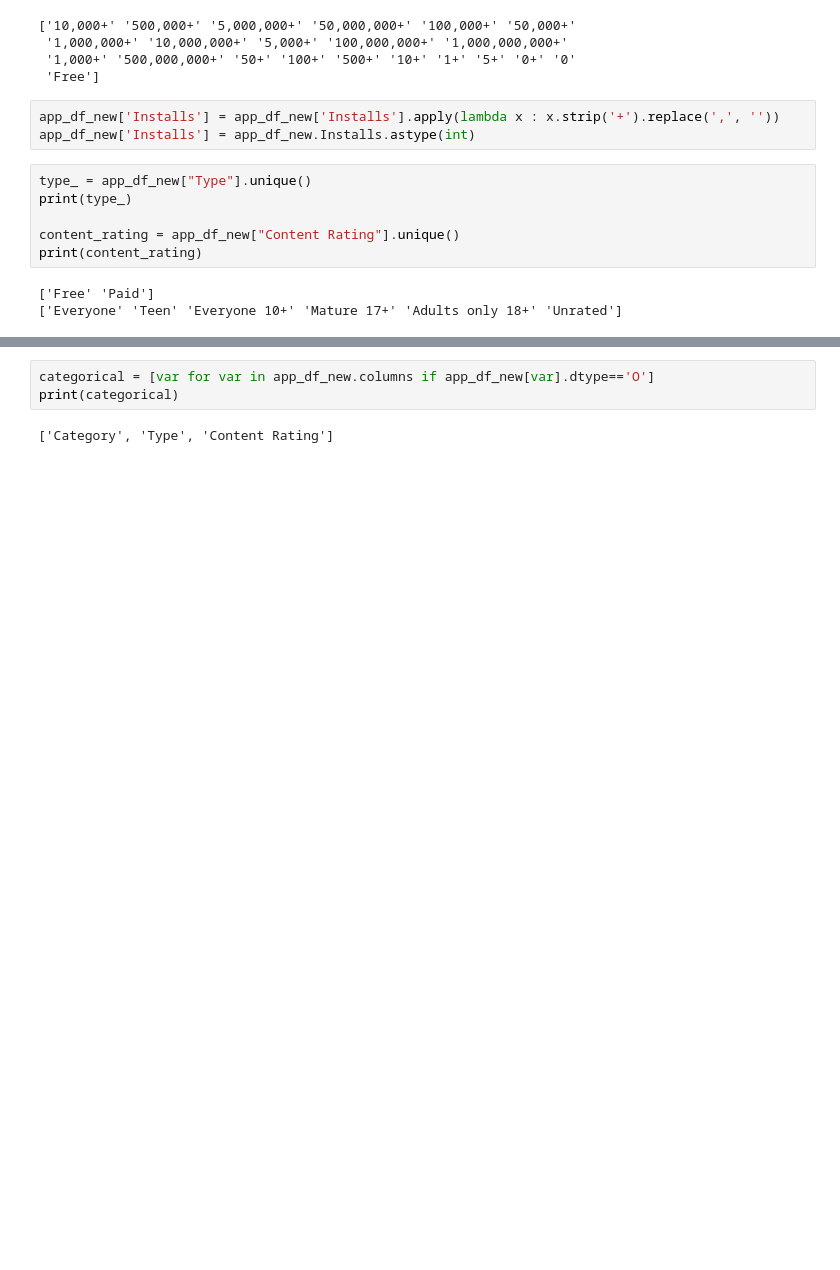
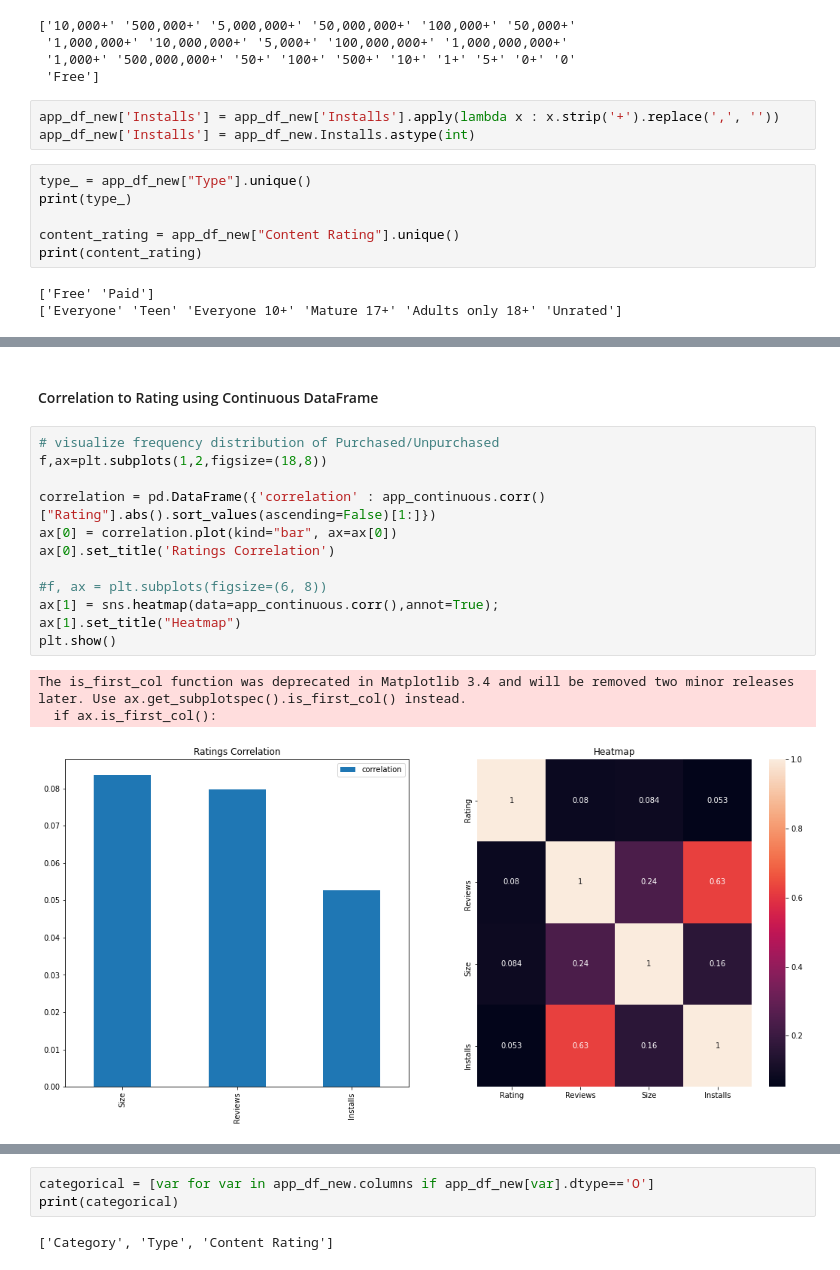
Before and after one commit to cspence001/multi-target_pred, a Jupyter notebook: app_pred/multi_pred.ipynb, the cells around one changed output, grey strips where cells are left out. Drawn from its saved outputs; the diff is of its cells as text; blank space fills up the shorter version.

```diff
--- a/app_pred/multi_pred.ipynb
+++ b/app_pred/multi_pred.ipynb
@@ -382,0 +392,18 @@ print(content_rating)
+# %% [markdown]
+<h4>Correlation to Rating using Continuous DataFrame</h4>
+# %%
+# visualize frequency distribution of Purchased/Unpurchased
+f,ax=plt.subplots(1,2,figsize=(18,8))
+
+correlation = pd.DataFrame({'correlation' : app_continuous.corr()["Rating"].abs().sort_values(ascending=False)[1:]})
+ax[0] = correlation.plot(kind="bar", ax=ax[0])
+ax[0].set_title('Ratings Correlation')
+
+#f, ax = plt.subplots(figsize=(6, 8))
+ax[1] = sns.heatmap(data=app_continuous.corr(),annot=True);
+ax[1].set_title("Heatmap")
+plt.show()
+# %% [output]
+The is_first_col function was deprecated in Matplotlib 3.4 and will be removed two minor releases later. Use ax.get_subplotspec().is_first_col() instead.
+  if ax.is_first_col():
+[figure, added]
```
Also changed, not shown: parts of 79 cells of this notebook, 2 other files.
